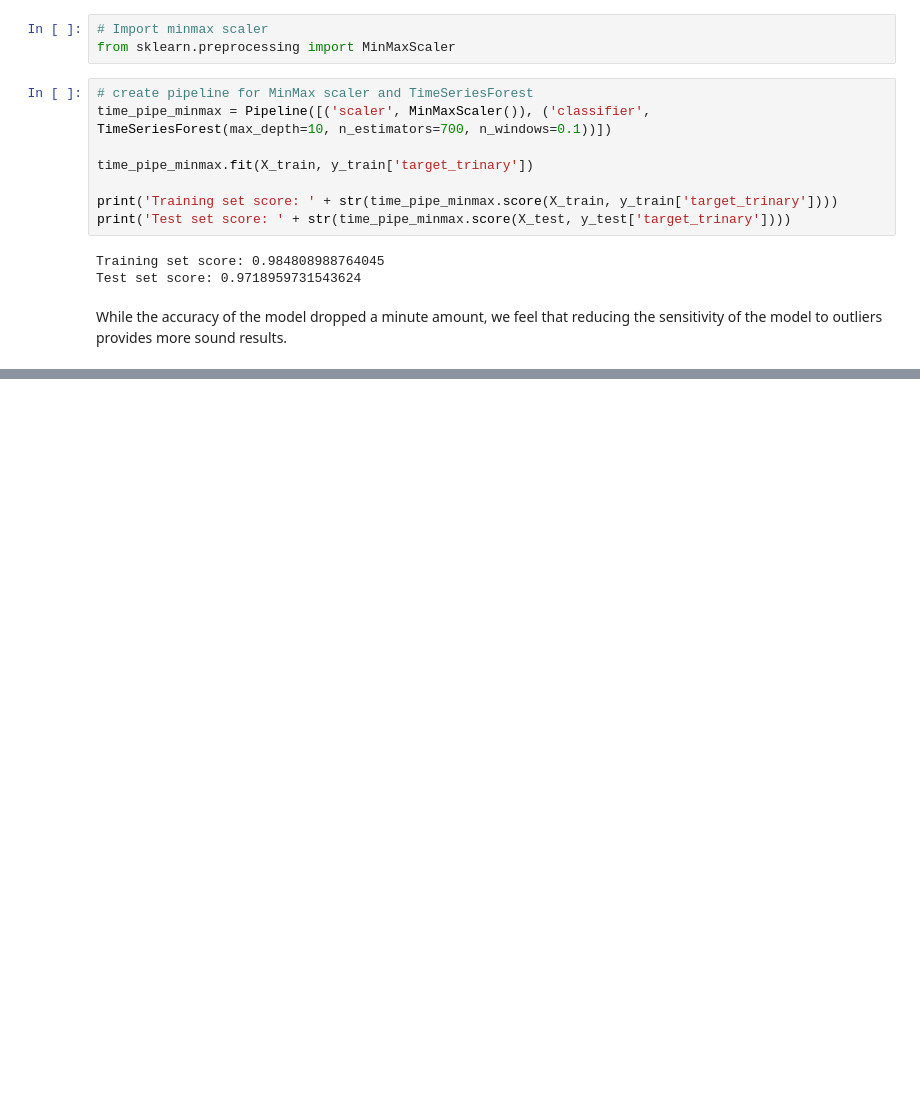
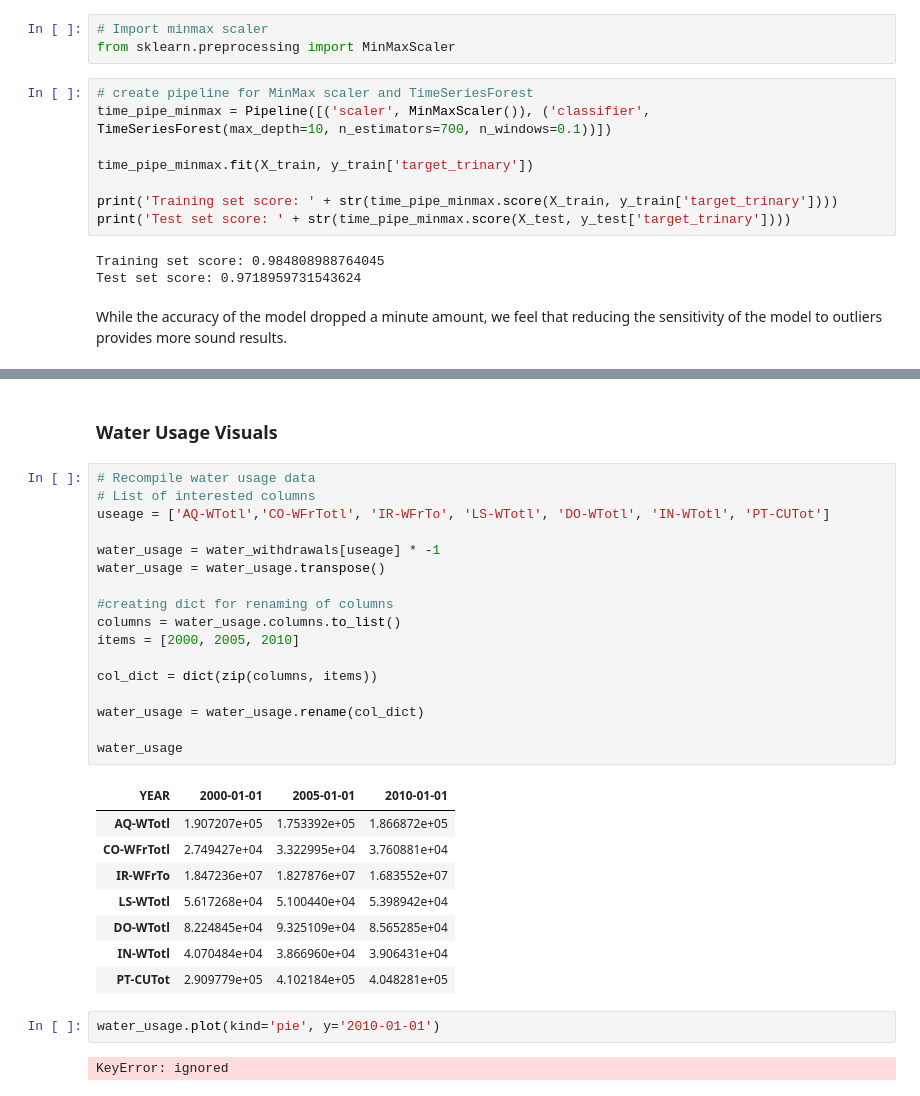
Before and after one commit to NaavSD/CO_River_Basin_SWE, a Jupyter notebook: Notebooks/Colorado_River_Water_Resources.ipynb, the cells around one changed output, grey strips where cells are left out. Saved outputs shown, nothing was run; the diff lists cells and outputs as text; blank space fills up the shorter version.

```diff
--- a/Notebooks/Colorado_River_Water_Resources.ipynb
+++ b/Notebooks/Colorado_River_Water_Resources.ipynb
@@ -898,0 +932,32 @@ While the accuracy of the model dropped a minute amount, we feel that reducing t
+# %% [markdown]
+### Water Usage Visuals
+# %%
+# Recompile water usage data
+# List of interested columns
+useage = ['AQ-WTotl','CO-WFrTotl', 'IR-WFrTo', 'LS-WTotl', 'DO-WTotl', 'IN-WTotl', 'PT-CUTot']
+
+water_usage = water_withdrawals[useage] * -1
+water_usage = water_usage.transpose()
+
+#creating dict for renaming of columns
+columns = water_usage.columns.to_list()
+items = [2000, 2005, 2010]
+
+col_dict = dict(zip(columns, items))
+
+water_usage = water_usage.rename(col_dict)
+
+water_usage
+# %% [output]
+| YEAR | 2000-01-01 | 2005-01-01 | 2010-01-01 |
+| AQ-WTotl | 1.907207e+05 | 1.753392e+05 | 1.866872e+05 |
+| CO-WFrTotl | 2.749427e+04 | 3.322995e+04 | 3.760881e+04 |
+| IR-WFrTo | 1.847236e+07 | 1.827876e+07 | 1.683552e+07 |
+| LS-WTotl | 5.617268e+04 | 5.100440e+04 | 5.398942e+04 |
+| DO-WTotl | 8.224845e+04 | 9.325109e+04 | 8.565285e+04 |
+| IN-WTotl | 4.070484e+04 | 3.866960e+04 | 3.906431e+04 |
+| PT-CUTot | 2.909779e+05 | 4.102184e+05 | 4.048281e+05 |
+# %%
+water_usage.plot(kind='pie', y='2010-01-01')
+# %% [output]
+KeyError: ignored
```
Also changed, not shown: parts of 6 cells of this notebook.
